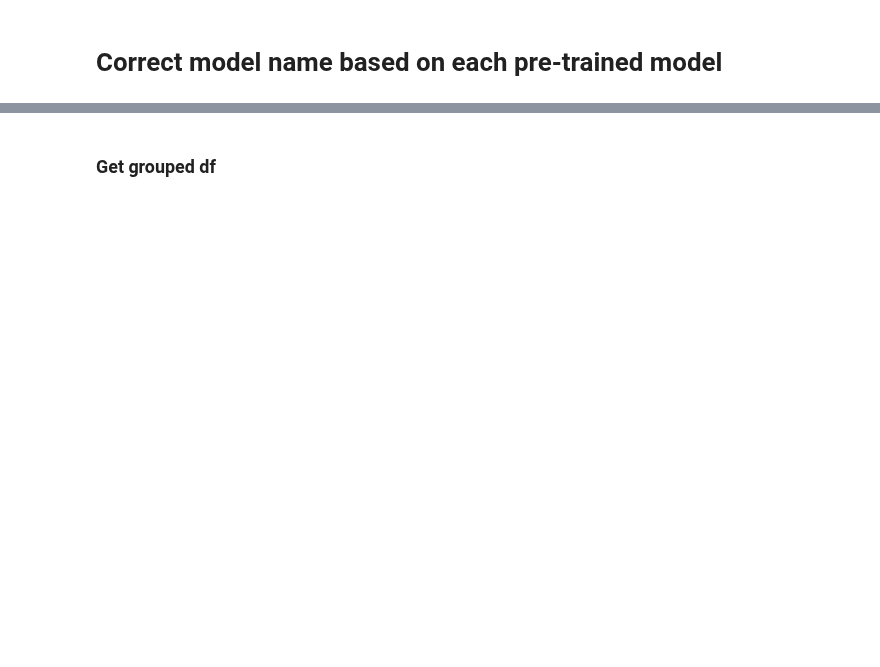
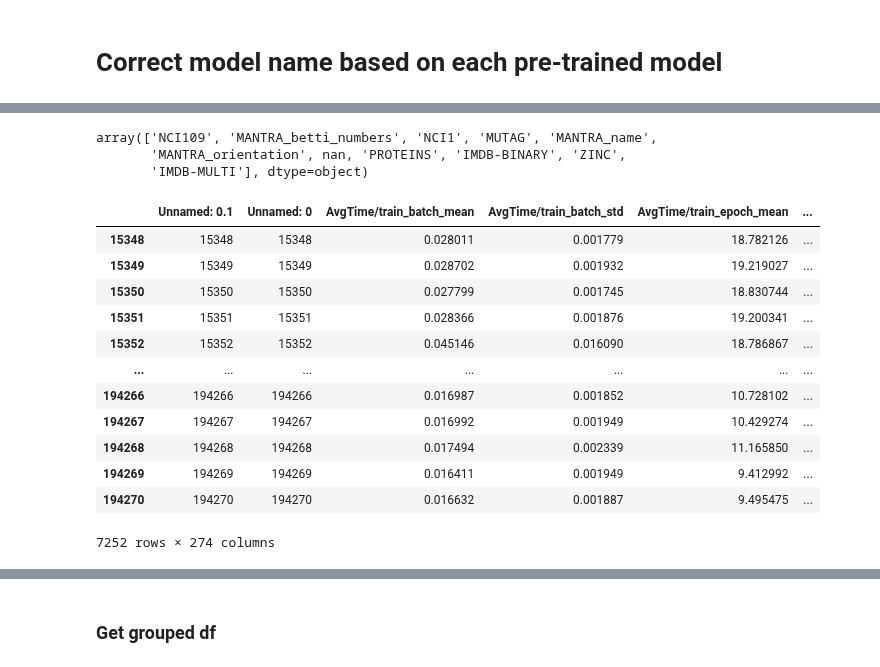
Before and after one commit to geometric-intelligence/TopoBench, a Jupyter notebook: result_processing.ipynb, the cells around one changed output, grey strips where cells are left out. Saved outputs shown, nothing was run; the diff lists cells and outputs as text; code cells hidden in the pictures; blank space fills up the shorter version.

```diff
--- a/result_processing.ipynb
+++ b/result_processing.ipynb
@@ -110,5 +110,11 @@ config_columns = []
 for column in columns_to_normalize:
     df, columns = normalize_column(df, column)
     config_columns.extend(columns)
+# %%
+df = pd.read_csv('merged_csv/merged_normalized.csv')
+columns_to_eval = ["transforms.sann_encoding.pe_types"]
+for col in columns_to_eval:
+    df[col] = df[col].apply(lambda x: str(x).replace("nan", "None"))
+    df[col] = df[col].apply(ast.literal_eval)
 # %% [markdown]
 # Correct model name based on each pre-trained model
@@ -120 +121,14 @@ def map_correct_name(row):
+# %%
+def map_name(row):
+    if isinstance(row["transforms.sann_encoding.pe_types"], list):
+        return "HOPSE_MANUAL_PE"
+    elif row["model.model_name"] == "sann":
+        if type(
+            row["transforms.sann_encoding.pretrain_model"]
+        ) == float and pd.isna(row["transforms.sann_encoding.pretrain_model"]):
+            return "SANN"
+        else:
+            return "HOPSE_GPSE"
+    else:
+        return row["model.model_name"]
 # %%
@@ -128,3 +142,25 @@ array(['GPSE_GEOM', 'GPSE_ZINC', 'GPSE_PCQM4MV2', 'GPSE_MOLPCBA', 'SANN'],
+# %%
+df['dataset.loader.parameters.data_name'].unique()
+# %% [output]
+array(['NCI109', 'MANTRA_betti_numbers', 'NCI1', 'MUTAG', 'MANTRA_name',
+       'MANTRA_orientation', nan, 'PROTEINS', 'IMDB-BINARY', 'ZINC',
+       'IMDB-MULTI'], dtype=object)
+# %%
+df[df['dataset.loader.parameters.data_name'] == 'MANTRA_betti_numbers']
+# %% [output]
+|  | Unnamed: 0.1 | Unnamed: 0 | AvgTime/train_batch_mean | AvgTime/train_batch_std | AvgTime/train_epoch_mean | ... |
+| 15348 | 15348 | 15348 | 0.028011 | 0.001779 | 18.782126 | ... |
+| 15349 | 15349 | 15349 | 0.028702 | 0.001932 | 19.219027 | ... |
+| 15350 | 15350 | 15350 | 0.027799 | 0.001745 | 18.830744 | ... |
+| 15351 | 15351 | 15351 | 0.028366 | 0.001876 | 19.200341 | ... |
+| 15352 | 15352 | 15352 | 0.045146 | 0.016090 | 18.786867 | ... |
+| ... | ... | ... | ... | ... | ... | ... |
+| 194266 | 194266 | 194266 | 0.016987 | 0.001852 | 10.728102 | ... |
+| 194267 | 194267 | 194267 | 0.016992 | 0.001949 | 10.429274 | ... |
+| 194268 | 194268 | 194268 | 0.017494 | 0.002339 | 11.165850 | ... |
+| 194269 | 194269 | 194269 | 0.016411 | 0.001949 | 9.412992 | ... |
+| 194270 | 194270 | 194270 | 0.016632 | 0.001887 | 9.495475 | ... |
+7252 rows × 274 columns
 # %%
 [i for i in df.columns]
 # %% [output]
```
Also changed, not shown: parts of 23 cells of this notebook.
